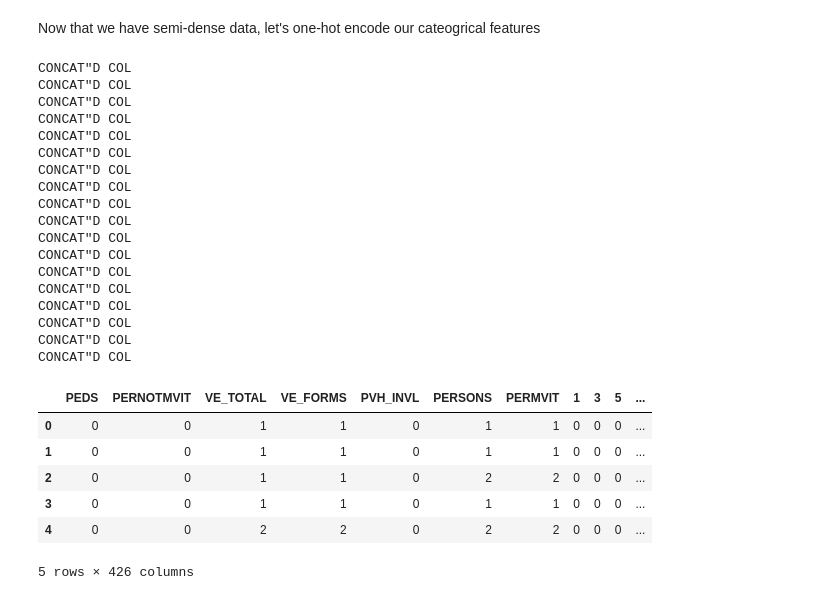
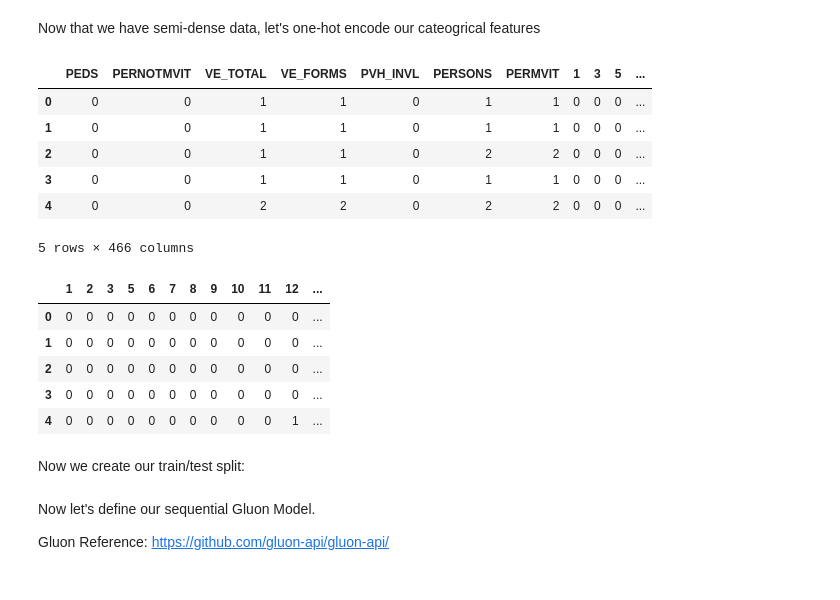
Before and after one commit to afcarl/gluon_transportation, a Jupyter notebook: FARS_Gluon_Model.ipynb, the cells around one changed output. Cells and saved outputs as stored; diff of their text form; code cells hidden in the pictures.

```diff
--- a/FARS_Gluon_Model.ipynb
+++ b/FARS_Gluon_Model.ipynb
@@ -122,9 +76,9 @@ sub_features = [
 
     # LABELS: We can choose which to prediect
     # Manner of Collision
-    'MAN_COLL'
+#     'MAN_COLL',
     # First Harmul Event
-#     'HARM_EV'
+    'HARM_EV'
 ]
 
 df_accidents = accidents[sub_features]
@@ -190,23 +156,21 @@ sub_feature_classes = {
     'WEATHER': 100,
     'DRUNK_DR': 4,
 
-    'HARM_EV': 100,
+    'HARM_EV': 100
     # LABEL
-    'MAN_COLL': 100
+#     'MAN_COLL': 100
 }
 
 
 # One-hot encode all categorical features within a dataframe
 def one_hot_encode_matrix(feature_matrix, label):
     features_one_hot = pd.DataFrame(index=feature_matrix.index)
-    def one_hot_encode(x, n_classes):
-        return np.eye(n_classes)[x]
 
     # First we want to encode the label
-    y = one_hot_encode(feature_matrix[label], sub_feature_classes[label])
+    y = pd.get_dummies(feature_matrix[label])
     y_one_hot = pd.DataFrame(y)
 
-    # Now encode input features
+    # Now encode and concatenate input features
     for col in feature_matrix:
         if col in sub_feature_classes:
             df_temp = pd.get_dummies(feature_matrix[col])
@@ -219,32 +183,24 @@ def one_hot_encode_matrix(feature_matrix, label):
     return features_one_hot, y_one_hot
 
 
-X, y = one_hot_encode_matrix(df_accidents_trimmed, 'MAN_COLL')
+X, y = one_hot_encode_matrix(df_accidents_trimmed, 'HARM_EV')
 X.head()
-# y.head()
 # %% [output]
+|  | PEDS | PERNOTMVIT | VE_TOTAL | VE_FORMS | PVH_INVL | PERSONS | PERMVIT | 1 | 3 | 5 | ... |
+| 0 | 0 | 0 | 1 | 1 | 0 | 1 | 1 | 0 | 0 | 0 | ... |
+| 1 | 0 | 0 | 1 | 1 | 0 | 1 | 1 | 0 | 0 | 0 | ... |
+| 2 | 0 | 0 | 1 | 1 | 0 | 2 | 2 | 0 | 0 | 0 | ... |
+| 3 | 0 | 0 | 1 | 1 | 0 | 1 | 1 | 0 | 0 | 0 | ... |
+| 4 | 0 | 0 | 2 | 2 | 0 | 2 | 2 | 0 | 0 | 0 | ... |
-CONCAT"D COL
-CONCAT"D COL
-CONCAT"D COL
-CONCAT"D COL
-CONCAT"D COL
-CONCAT"D COL
-CONCAT"D COL
-CONCAT"D COL
-CONCAT"D COL
-CONCAT"D COL
-CONCAT"D COL
-CONCAT"D COL
-CONCAT"D COL
-CONCAT"D COL
-CONCAT"D COL
-CONCAT"D COL
-CONCAT"D COL
-CONCAT"D COL
+5 rows × 466 columns
-|  | PEDS | PERNOTMVIT | VE_TOTAL | VE_FORMS | PVH_INVL | PERSONS | PERMVIT | 1 | 3 | 5 | ... |
-| 0 | 0 | 0 | 1 | 1 | 0 | 1 | 1 | 0 | 0 | 0 | ... |
-| 1 | 0 | 0 | 1 | 1 | 0 | 1 | 1 | 0 | 0 | 0 | ... |
-| 2 | 0 | 0 | 1 | 1 | 0 | 2 | 2 | 0 | 0 | 0 | ... |
-| 3 | 0 | 0 | 1 | 1 | 0 | 1 | 1 | 0 | 0 | 0 | ... |
-| 4 | 0 | 0 | 2 | 2 | 0 | 2 | 2 | 0 | 0 | 0 | ... |
-5 rows × 426 columns
+# %%
+y.head()
+# %% [output]
+|  | 1 | 2 | 3 | 5 | 6 | 7 | 8 | 9 | 10 | 11 | 12 | ... |
+| 0 | 0 | 0 | 0 | 0 | 0 | 0 | 0 | 0 | 0 | 0 | 0 | ... |
+| 1 | 0 | 0 | 0 | 0 | 0 | 0 | 0 | 0 | 0 | 0 | 0 | ... |
+| 2 | 0 | 0 | 0 | 0 | 0 | 0 | 0 | 0 | 0 | 0 | 0 | ... |
+| 3 | 0 | 0 | 0 | 0 | 0 | 0 | 0 | 0 | 0 | 0 | 0 | ... |
+| 4 | 0 | 0 | 0 | 0 | 0 | 0 | 0 | 0 | 0 | 0 | 1 | ... |
+# %% [markdown]
+Now we create our train/test split:
@@ -250,0 +209,4 @@ CONCAT"D COL
+# %% [markdown]
+Now let's define our sequential Gluon Model.
+
+Gluon Reference: https://github.com/gluon-api/gluon-api/
```
Also changed, not shown: parts of 8 cells of this notebook, 1 other file.
